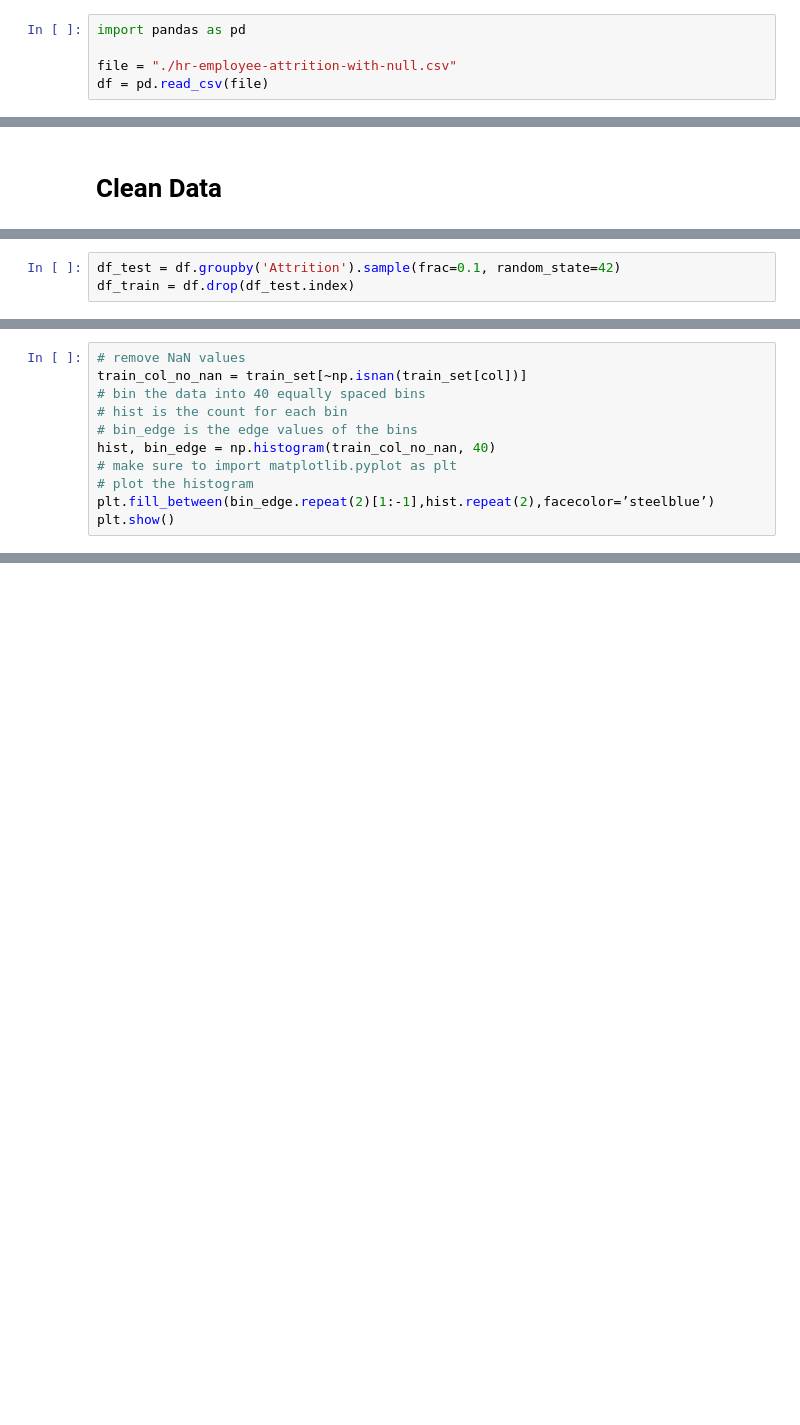
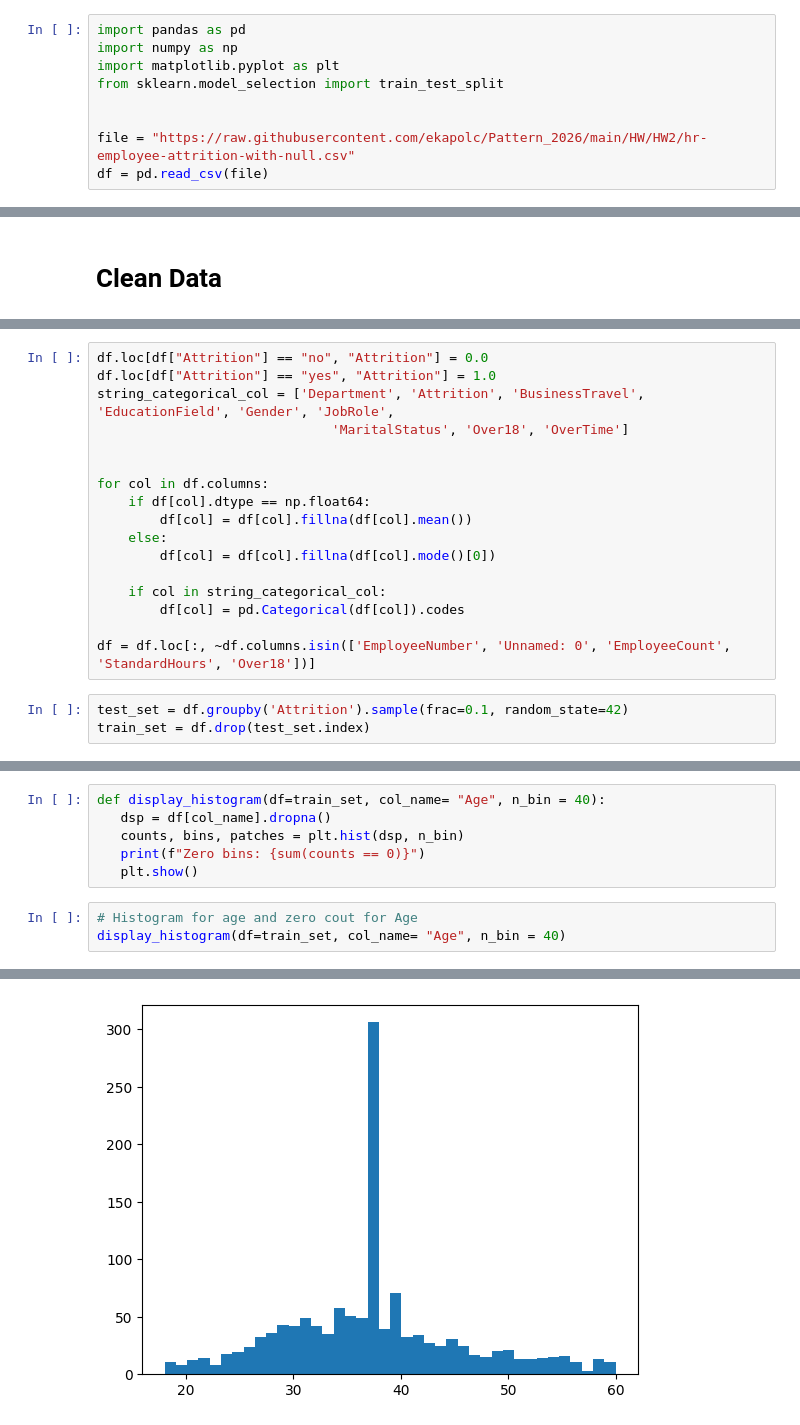
Before and after one commit to monmon173526/pattern-course, a Jupyter notebook: HW2/pattern_employee_attrition.ipynb, the cells around one changed output, grey strips where cells are left out. Cells and saved outputs as stored; diff of their text form; blank space fills up the shorter version.

```diff
--- a/HW2/pattern_employee_attrition.ipynb
+++ b/HW2/pattern_employee_attrition.ipynb
@@ -2,8 +2,12 @@
 # Import
 # %%
 import pandas as pd
+import numpy as np
+import matplotlib.pyplot as plt
+from sklearn.model_selection import train_test_split
 
-file = "./hr-employee-attrition-with-null.csv"
+
+file = "https://raw.githubusercontent.com/ekapolc/Pattern_2026/main/HW/HW2/hr-employee-attrition-with-null.csv"
 df = pd.read_csv(file)
 # %% [markdown]
 # Inspect Data
@@ -40,3 +36,20 @@ df = df.drop(columns = "EmployeeNumber")
+# %%
+df.loc[df["Attrition"] == "no", "Attrition"] = 0.0
+df.loc[df["Attrition"] == "yes", "Attrition"] = 1.0
+string_categorical_col = ['Department', 'Attrition', 'BusinessTravel', 'EducationField', 'Gender', 'JobRole',
+                              'MaritalStatus', 'Over18', 'OverTime']
+
+
+for col in df.columns:
+    if df[col].dtype == np.float64:
+        df[col] = df[col].fillna(df[col].mean())
+    else:
+        df[col] = df[col].fillna(df[col].mode()[0])
+
+    if col in string_categorical_col:
+        df[col] = pd.Categorical(df[col]).codes
+
+df = df.loc[:, ~df.columns.isin(['EmployeeNumber', 'Unnamed: 0', 'EmployeeCount', 'StandardHours', 'Over18'])]
 # %%
-df_test = df.groupby('Attrition').sample(frac=0.1, random_state=42)
-df_train = df.drop(df_test.index)
+test_set = df.groupby('Attrition').sample(frac=0.1, random_state=42)
+train_set = df.drop(test_set.index)
@@ -43,11 +60,10 @@ df_train = df.drop(df_test.index)
 # %%
-# remove NaN values
-train_col_no_nan = train_set[~np.isnan(train_set[col])]
-# bin the data into 40 equally spaced bins
-# hist is the count for each bin
-# bin_edge is the edge values of the bins
-hist, bin_edge = np.histogram(train_col_no_nan, 40)
-# make sure to import matplotlib.pyplot as plt
-# plot the histogram
-plt.fill_between(bin_edge.repeat(2)[1:-1],hist.repeat(2),facecolor=’steelblue’)
-plt.show()
+def display_histogram(df=train_set, col_name= "Age", n_bin = 40):
+   dsp = df[col_name].dropna()
+   counts, bins, patches = plt.hist(dsp, n_bin)
+   print(f"Zero bins: {sum(counts == 0)}")
+   plt.show()
+# %%
+# Histogram for age and zero cout for Age
+display_histogram(df=train_set, col_name= "Age", n_bin = 40)
+# %% [output]
@@ -53,0 +71 @@ plt.show()
+[figure, added]
```
Also changed, not shown: parts of 54 cells of this notebook, 2 other files.
